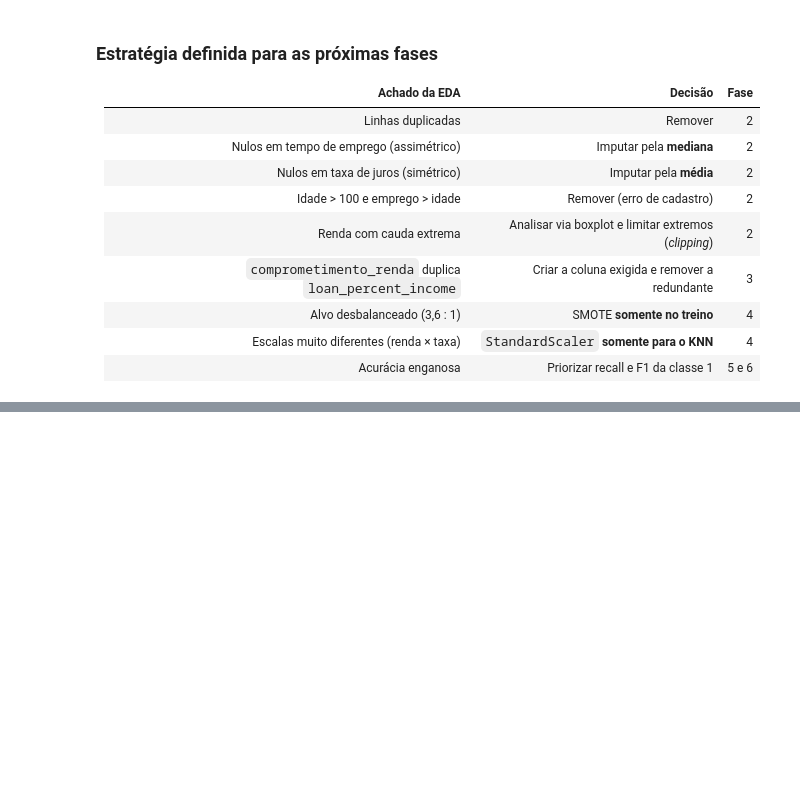
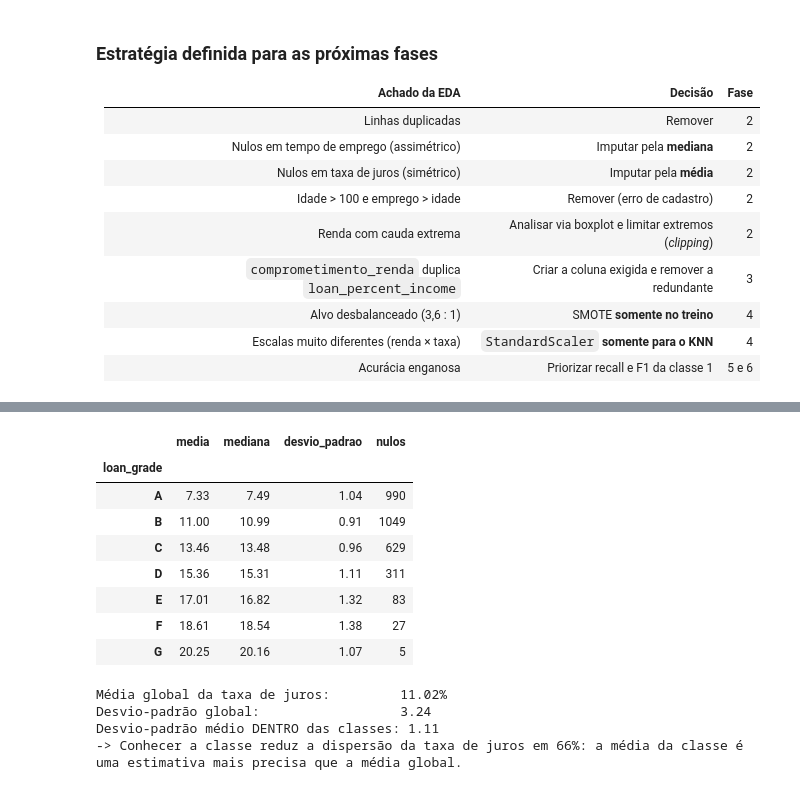
Before and after one commit to waldineilameira-lab/risco-credito-ml, a Jupyter notebook: notebooks/pipeline_risco_credito.ipynb, the cells around one changed output, grey strips where cells are left out. Cells and saved outputs as stored; diff of their text form; code cells hidden in the pictures; blank space fills up the shorter version.

```diff
--- a/notebooks/pipeline_risco_credito.ipynb
+++ b/notebooks/pipeline_risco_credito.ipynb
@@ -753,0 +681,19 @@ A base reúne **32.581 clientes e 12 variáveis**, e a variável-alvo é **desba
+# %%
+# ============================================================
+# 2.2 Valores impossíveis
+# ============================================================
+
+# Máscara booleana: True nas linhas com erro de cadastro
+mascara_impossivel = (
+    (df["person_age"] > 100)                              # idade implausível
+    | (df["person_emp_length"] > df["person_age"])        # emprego maior que a idade
+)
+
+print(f"Registros impossíveis encontrados: {mascara_impossivel.sum()}")
+display(df.loc[mascara_impossivel, ["person_age", "person_emp_length", "person_income", "loan_status"]]
+          .rename(columns=ROTULOS))
+
+# Mantém apenas as linhas válidas (~ inverte a máscara)
+df = df.loc[~mascara_impossivel].reset_index(drop=True)
+n_removidas_impossiveis = int(mascara_impossivel.sum())
+print(f"Registros restantes: {len(df):,}")
@@ -753,0 +746,31 @@ A base reúne **32.581 clientes e 12 variáveis**, e a variável-alvo é **desba
+# %%
+# ============================================================
+# 2.3b Comprovação: a taxa de juros depende da classe de risco
+# ============================================================
+
+juros_por_classe = (
+    df.groupby("loan_grade")["loan_int_rate"]
+      .agg(media="mean", mediana="median", desvio_padrao="std", nulos=lambda s: s.isna().sum())
+)
+display(juros_por_classe)
+
+print(f"Média global da taxa de juros:         {df['loan_int_rate'].mean():.2f}%")
+print(f"Desvio-padrão global:                  {df['loan_int_rate'].std():.2f}")
+print(f"Desvio-padrão médio DENTRO das classes: {juros_por_classe['desvio_padrao'].mean():.2f}")
+reducao = 1 - juros_por_classe["desvio_padrao"].mean() / df["loan_int_rate"].std()
+print(f"-> Conhecer a classe reduz a dispersão da taxa de juros em {reducao:.0%}: "
+      "a média da classe é uma estimativa mais precisa que a média global.")
+# %% [output]
+|  | media | mediana | desvio_padrao | nulos |
+| loan_grade |  |  |  |  |
+| A | 7.33 | 7.49 | 1.04 | 990 |
+| B | 11.00 | 10.99 | 0.91 | 1049 |
+| C | 13.46 | 13.48 | 0.96 | 629 |
+| D | 15.36 | 15.31 | 1.11 | 311 |
+| E | 17.01 | 16.82 | 1.32 | 83 |
+| F | 18.61 | 18.54 | 1.38 | 27 |
+| G | 20.25 | 20.16 | 1.07 | 5 |
+Média global da taxa de juros:         11.02%
+Desvio-padrão global:                  3.24
+Desvio-padrão médio DENTRO das classes: 1.11
+-> Conhecer a classe reduz a dispersão da taxa de juros em 66%: a média da classe é uma estimativa mais precisa que a média global.
```
Also changed, not shown: parts of 30 cells of this notebook, 2 other files.
